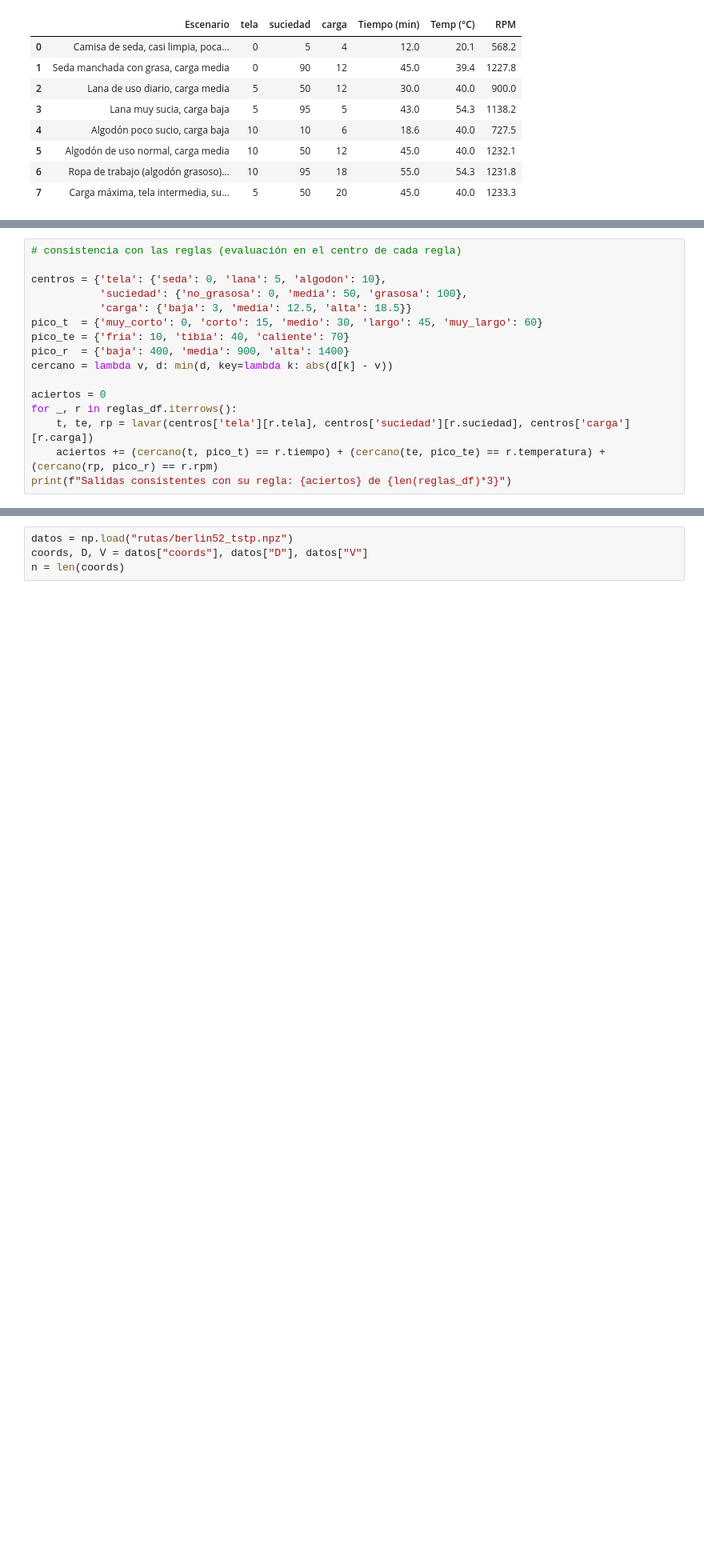
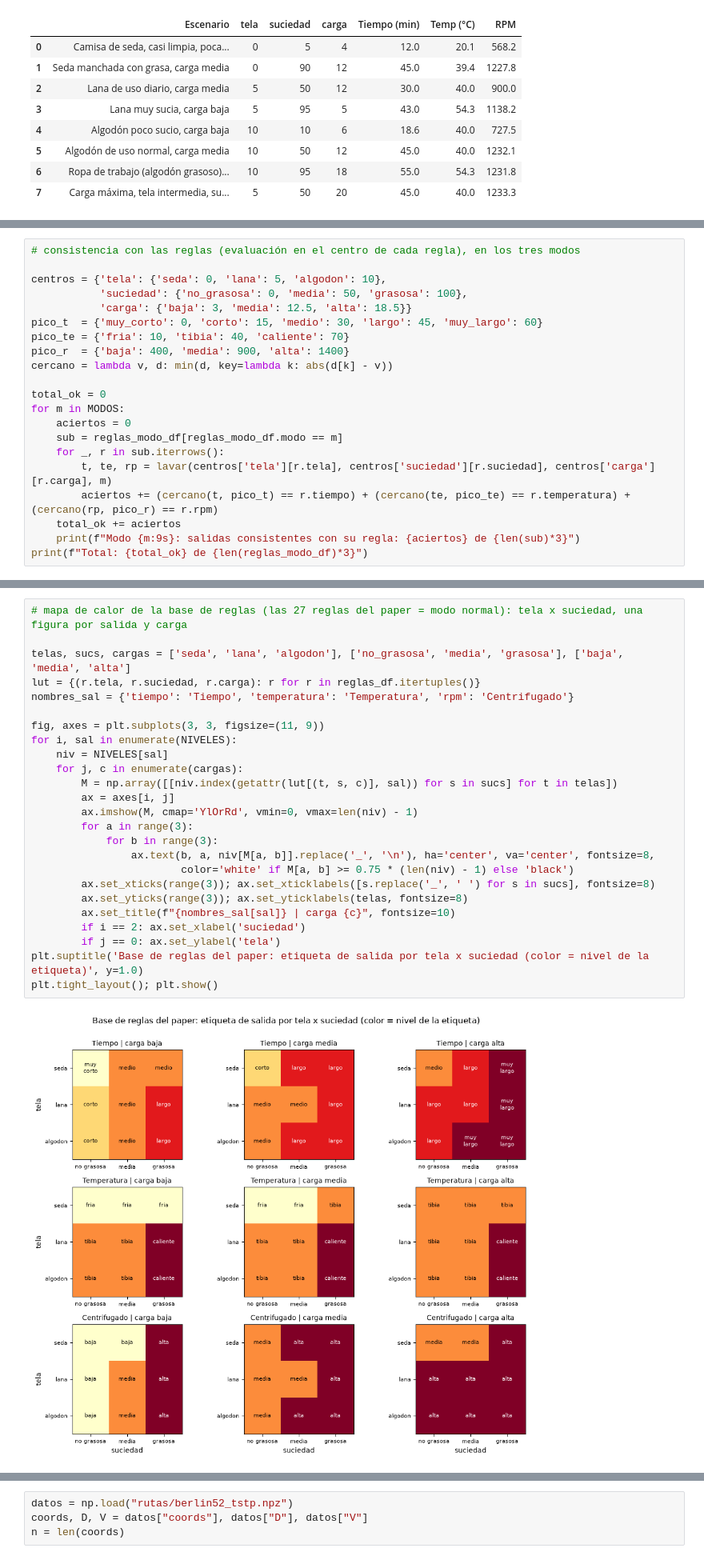
Before and after one commit to fralfaro/IPD434, a Jupyter notebook: certamen/Certamen_2026-2.ipynb, the cells around one changed output, grey strips where cells are left out. Shown at 80% size. Drawn from its saved outputs; the diff is of its cells as text; blank space fills up the shorter version.

```diff
--- a/certamen/Certamen_2026-2.ipynb
+++ b/certamen/Certamen_2026-2.ipynb
@@ -262,5 +467,5 @@ casos
 # %%
-# consistencia con las reglas (evaluación en el centro de cada regla)
+# consistencia con las reglas (evaluación en el centro de cada regla), en los tres modos
 
 centros = {'tela': {'seda': 0, 'lana': 5, 'algodon': 10},
            'suciedad': {'no_grasosa': 0, 'media': 50, 'grasosa': 100},
@@ -270,9 +475,14 @@ pico_te = {'fria': 10, 'tibia': 40, 'caliente': 70}
 pico_r  = {'baja': 400, 'media': 900, 'alta': 1400}
 cercano = lambda v, d: min(d, key=lambda k: abs(d[k] - v))
 
-aciertos = 0
-for _, r in reglas_df.iterrows():
-    t, te, rp = lavar(centros['tela'][r.tela], centros['suciedad'][r.suciedad], centros['carga'][r.carga])
-    aciertos += (cercano(t, pico_t) == r.tiempo) + (cercano(te, pico_te) == r.temperatura) + (cercano(rp, pico_r) == r.rpm)
-print(f"Salidas consistentes con su regla: {aciertos} de {len(reglas_df)*3}")
+total_ok = 0
+for m in MODOS:
+    aciertos = 0
+    sub = reglas_modo_df[reglas_modo_df.modo == m]
+    for _, r in sub.iterrows():
+        t, te, rp = lavar(centros['tela'][r.tela], centros['suciedad'][r.suciedad], centros['carga'][r.carga], m)
+        aciertos += (cercano(t, pico_t) == r.tiempo) + (cercano(te, pico_te) == r.temperatura) + (cercano(rp, pico_r) == r.rpm)
+    total_ok += aciertos
+    print(f"Modo {m:9s}: salidas consistentes con su regla: {aciertos} de {len(sub)*3}")
+print(f"Total: {total_ok} de {len(reglas_modo_df)*3}")
 # %% [output]
@@ -279,0 +493,27 @@ Salidas consistentes con su regla: 81 de 81
+# %%
+# mapa de calor de la base de reglas (las 27 reglas del paper = modo normal): tela x suciedad, una figura por salida y carga
+
+telas, sucs, cargas = ['seda', 'lana', 'algodon'], ['no_grasosa', 'media', 'grasosa'], ['baja', 'media', 'alta']
+lut = {(r.tela, r.suciedad, r.carga): r for r in reglas_df.itertuples()}
+nombres_sal = {'tiempo': 'Tiempo', 'temperatura': 'Temperatura', 'rpm': 'Centrifugado'}
+
+fig, axes = plt.subplots(3, 3, figsize=(11, 9))
+for i, sal in enumerate(NIVELES):
+    niv = NIVELES[sal]
+    for j, c in enumerate(cargas):
+        M = np.array([[niv.index(getattr(lut[(t, s, c)], sal)) for s in sucs] for t in telas])
+        ax = axes[i, j]
+        ax.imshow(M, cmap='YlOrRd', vmin=0, vmax=len(niv) - 1)
+        for a in range(3):
+            for b in range(3):
+                ax.text(b, a, niv[M[a, b]].replace('_', '\n'), ha='center', va='center', fontsize=8,
+                        color='white' if M[a, b] >= 0.75 * (len(niv) - 1) else 'black')
+        ax.set_xticks(range(3)); ax.set_xticklabels([s.replace('_', ' ') for s in sucs], fontsize=8)
+        ax.set_yticks(range(3)); ax.set_yticklabels(telas, fontsize=8)
+        ax.set_title(f"{nombres_sal[sal]} | carga {c}", fontsize=10)
+        if i == 2: ax.set_xlabel('suciedad')
+        if j == 0: ax.set_ylabel('tela')
+plt.suptitle('Base de reglas del paper: etiqueta de salida por tela x suciedad (color = nivel de la etiqueta)', y=1.0)
+plt.tight_layout(); plt.show()
+# %% [output]
+[figure, added]
```
Also changed, not shown: parts of 45 cells of this notebook.
